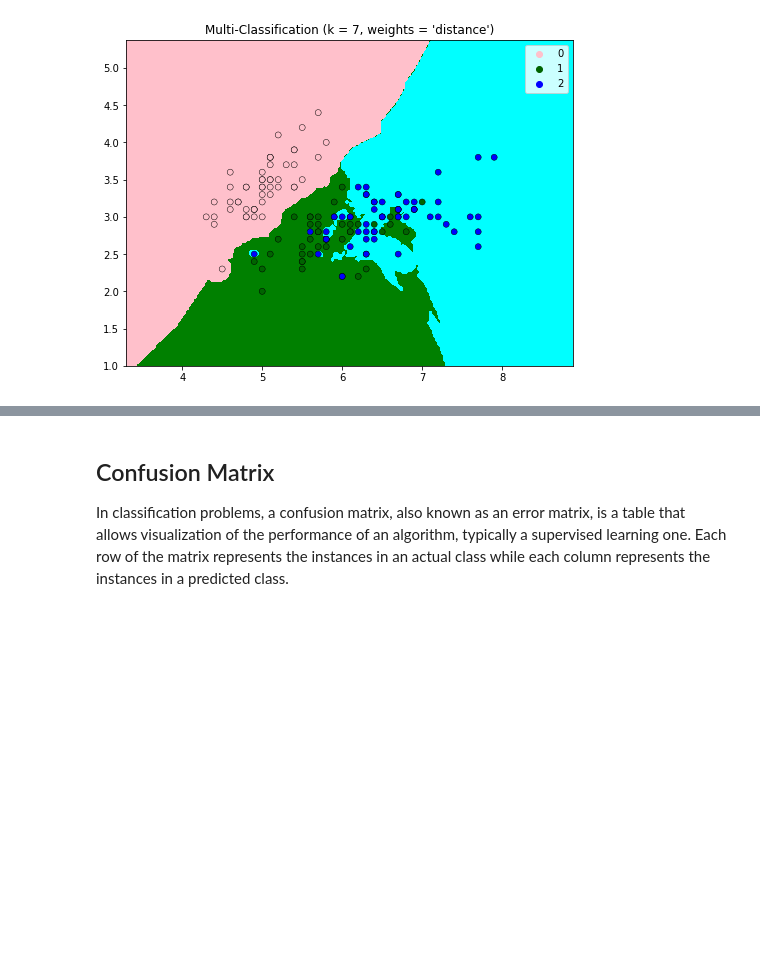
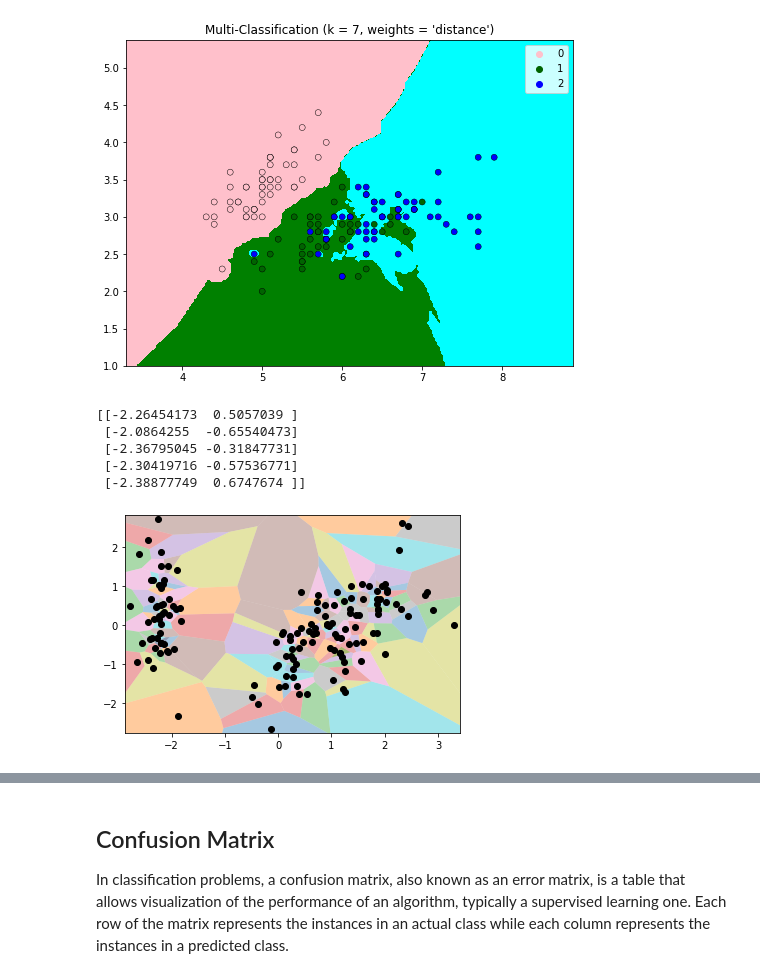
Before and after one commit to kowsiknd/FMML-Labs, a Jupyter notebook: FMML_CLF1_Lab2.ipynb, the cells around one changed output, grey strips where cells are left out. Drawn from its saved outputs; the diff is of its cells as text; code cells hidden in the pictures; blank space fills up the shorter version.

```diff
--- a/FMML_CLF1_Lab2.ipynb
+++ b/FMML_CLF1_Lab2.ipynb
@@ -366,3 +366,47 @@ decision_boundary_plot(x_pts,y_pts,7)
 ## by only considering two attributes of the dataset. You must be already familiar with PCA.
 ## Apply PCA on the dataset above to reduce it to two dimensions.
 ## Plot the Voronoi diagram and Decision boundaries after that.
+
+from sklearn.decomposition import PCA
+from sklearn.preprocessing import StandardScaler
+
+# Standardizing Values
+X_std = StandardScaler().fit_transform(X)
+
+# PCA Dimensionality reduction
+sklearn_pca = PCA(n_components=2)
+Y_sklearn = sklearn_pca.fit_transform(X_std)
+
+print(Y_sklearn[:5])
+# %% [output]
+[[-2.26454173  0.5057039 ]
+ [-2.0864255  -0.65540473]
+ [-2.36795045 -0.31847731]
+ [-2.30419716 -0.57536771]
+ [-2.38877749  0.6747674 ]]
+# %%
+## Plotting Voronoi regions for the Iris dataset
+
+points = []
+xpts = Y_sklearn[:, 0]
+ypts = Y_sklearn[:, 1]
+for i in range(len(xpts)):
+  points.append([xpts[i],ypts[i]])
+# print(points)
+points = np.array(points)
+# compute Voronoi tesselation
+vor = Voronoi(points)
+
+regions, vertices = voronoi_finite_polygons_2d(vor)
+
+for region in regions:
+    polygon = vertices[region]
+    plt.fill(*zip(*polygon), alpha=0.4)
+
+plt.plot(points[:,0], points[:,1], 'ko')
+plt.xlim(vor.min_bound[0] - 0.1, vor.max_bound[0] + 0.1)
+plt.ylim(vor.min_bound[1] - 0.1, vor.max_bound[1] + 0.1)
+
+plt.show()
+# %% [output]
+[figure, added]
```
Also changed, not shown: parts of 5 cells of this notebook.
